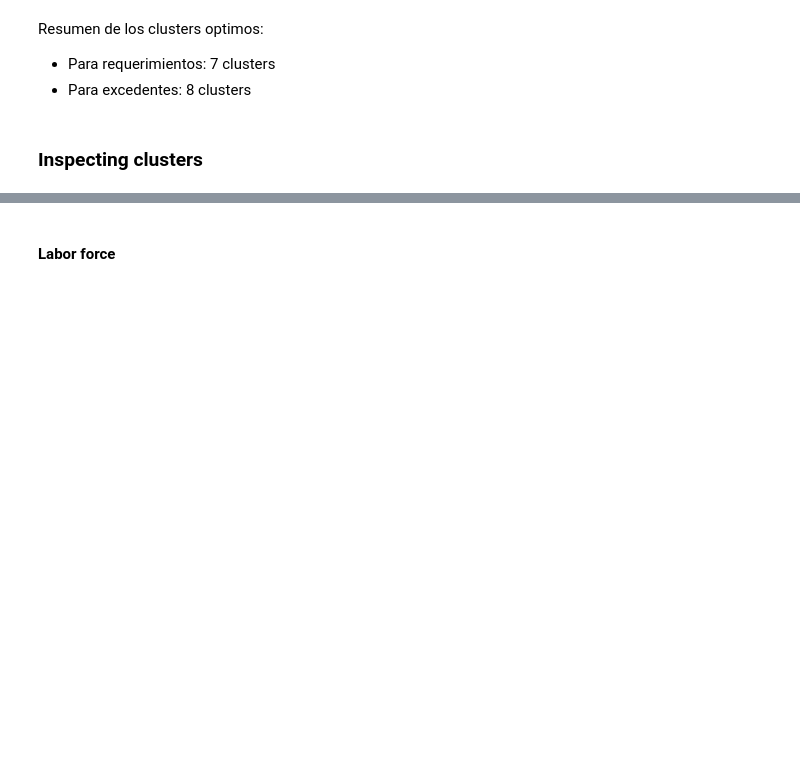
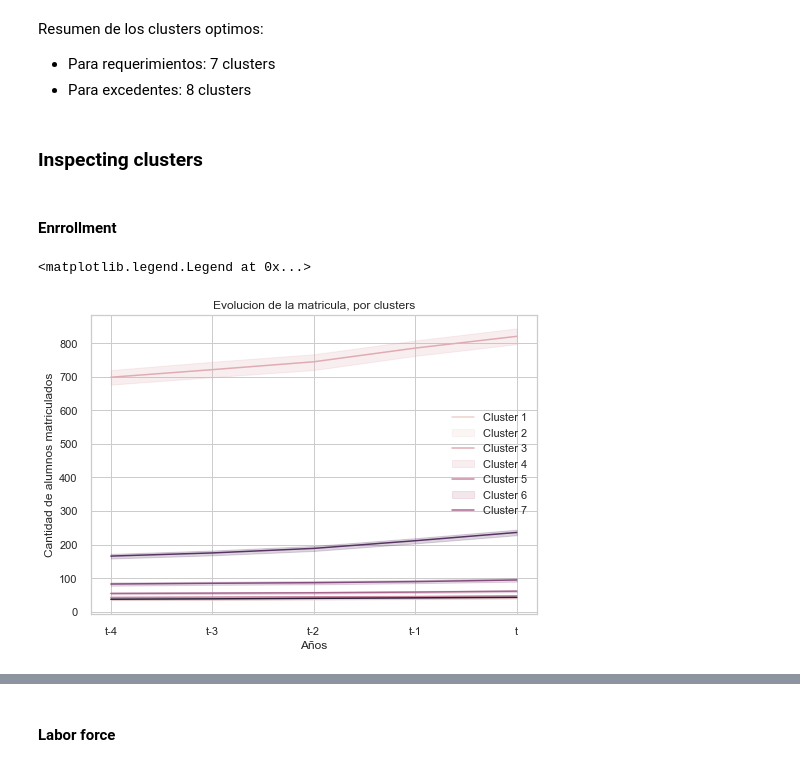
Before and after one commit to hugoferquiroz/AITeacherAllocation, a Jupyter notebook: Scripts/2-2 clusters.ipynb, the cells around one changed output, grey strips where cells are left out. Saved outputs shown, nothing was run; the diff lists cells and outputs as text; code cells hidden in the pictures; blank space fills up the shorter version.

Commit message:
Update 2-2 clusters.ipynb
clusters enrollment and labor force

```diff
--- a/Scripts/2-2 clusters.ipynb
+++ b/Scripts/2-2 clusters.ipynb
@@ -287,3 +292,26 @@ df_exd_prim_clusters = build_clusters(primaria_exd_knn,8,primaria_exd)
 import matplotlib.pyplot as plt
 import seaborn as sns
 import plotly.express as px
+
+sns.set_theme(style="whitegrid", palette="pastel")
+# %% [markdown]
+#### Enrrollment
+# %%
+for i in ['t','t-1','t-2','t-3','t-4']:
+    df_req_prim_clusters[f'Matricula total {i}'] = df_req_prim_clusters[f'Matricula regular total {i}'] + df_req_prim_clusters[f'Matricula inclusiva total {i}']
+# %%
+df_line = pd.melt(df_req_prim_clusters, id_vars=['Clusters'], value_vars=['Matricula total t','Matricula total t-1','Matricula total t-2','Matricula total t-3', 'Matricula total t-4'])
+# %%
+df_line.sort_values(by="variable", inplace=True, ascending=False)
+
+for i in ['t','t-1','t-2','t-3','t-4']:
+    df_line.loc[df_line['variable']==f'Matricula total {i}', 'variable' ] = f'{i}'
+
+fig  = sns.lineplot(x="variable", y="value", hue="Clusters",data=df_line)
+plt.title('Evolucion de la matricula, por clusters')
+plt.xlabel('Años')
+plt.ylabel('Cantidad de alumnos matriculados')
+fig.legend(labels=['Cluster 1','Cluster 2','Cluster 3','Cluster 4','Cluster 5','Cluster 6','Cluster 7',])
+# %% [output]
+<matplotlib.legend.Legend at 0x...>
+[figure, added]
```
Also changed, not shown: parts of 27 cells of this notebook.
